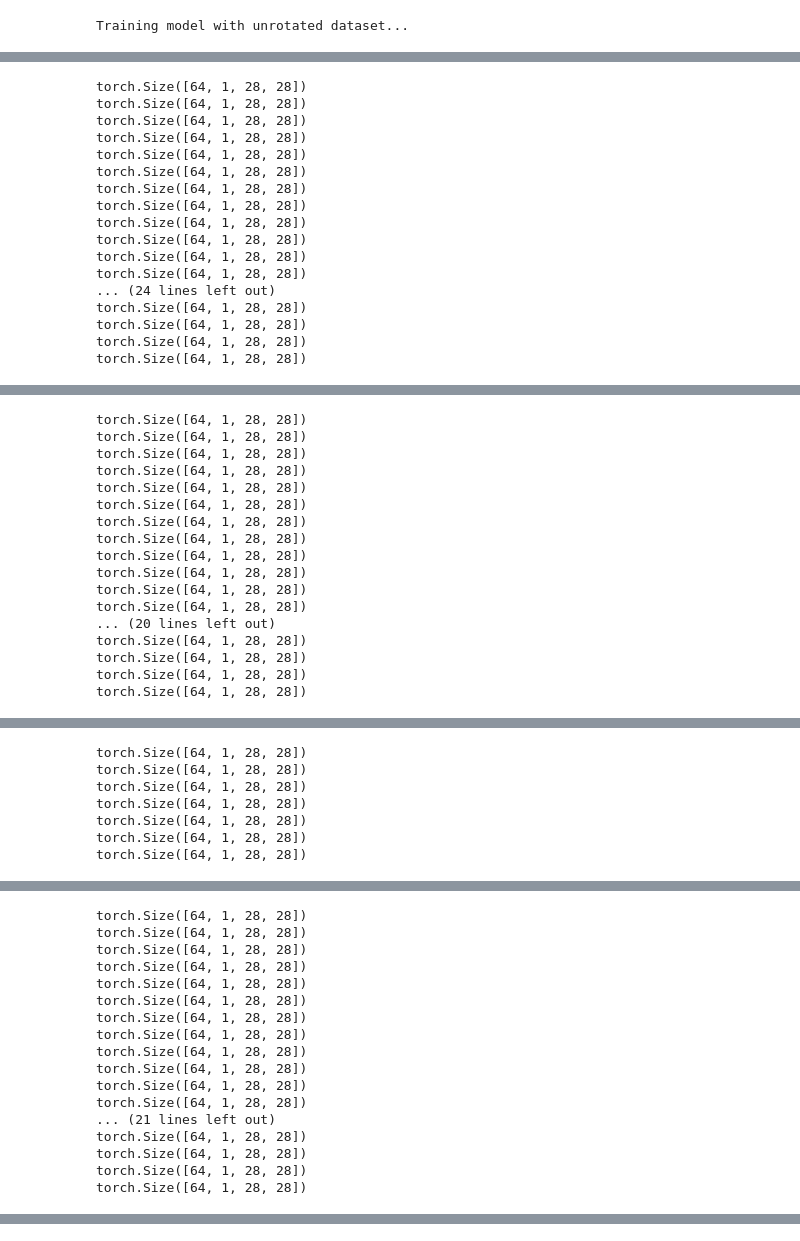
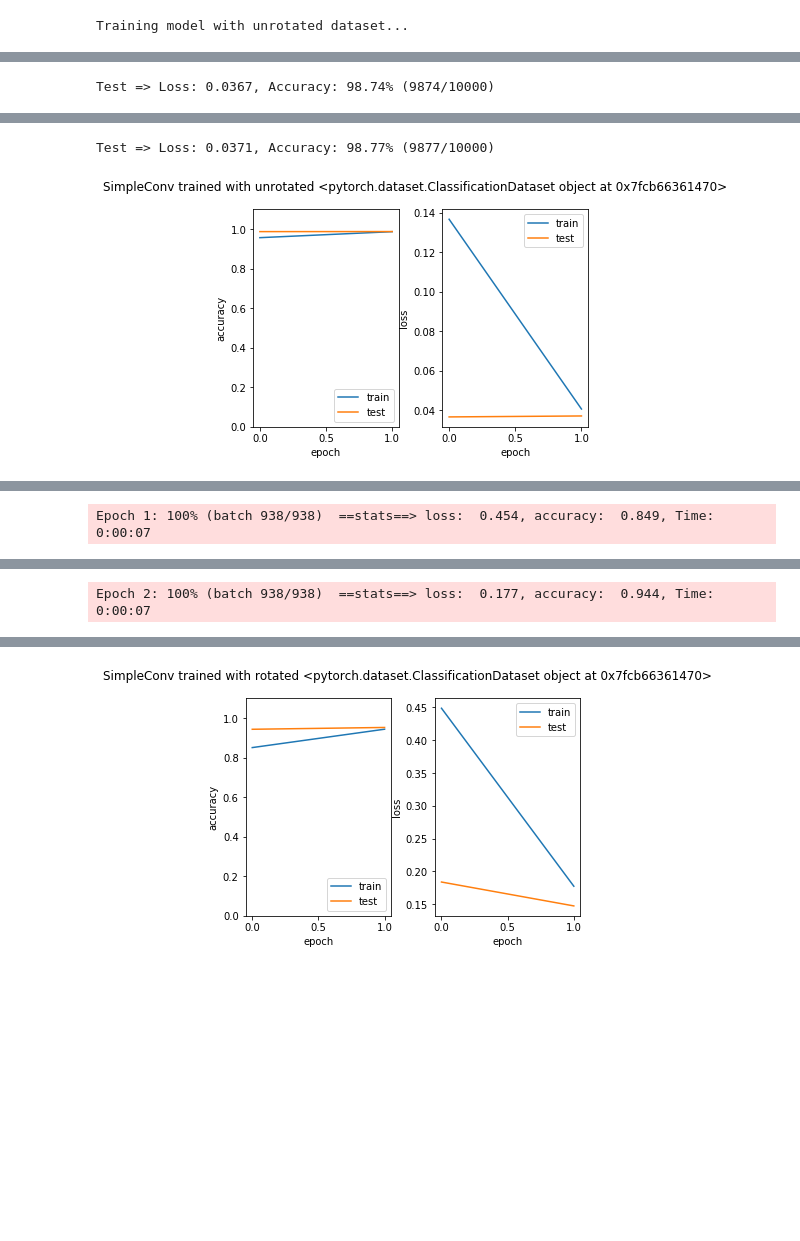
Before and after one commit to facundoq/experiments, a Jupyter notebook: rotation/Experiment - Pytorch Invariance Localization - SimpleConv .ipynb, the cells around one changed output, grey strips where cells are left out. Drawn from its saved outputs; the diff is of its cells as text; code cells hidden in the pictures; blank space fills up the shorter version.

```diff
--- a/rotation/Experiment - Pytorch Invariance Localization - SimpleConv .ipynb
+++ b/rotation/Experiment - Pytorch Invariance Localization - SimpleConv .ipynb
@@ -95,9 +96,9 @@ SimpleConv(
 # %%
 batch_size = 64
 
-epochs={'cifar10':5,'mnist':5,'fashion_mnist':12,'cluttered_mnist':10,'lsa16':15,'mnist_rot':5,'pugeault':15}
+epochs={'cifar10':5,'mnist':2,'fashion_mnist':12,'cluttered_mnist':10,'lsa16':15,'mnist_rot':5,'pugeault':15}
 from pytorch.experiment import rotation
-rotated_epochs={'cifar10':100,'mnist':15,'fashion_mnist':60,'cluttered_mnist':30,'lsa16':100,'mnist_rot':5,'pugeault':40}
+rotated_epochs={'cifar10':100,'mnist':2,'fashion_mnist':60,'cluttered_mnist':30,'lsa16':100,'mnist_rot':5,'pugeault':40}
 
 config=pytorch.experiment.rotation.TrainRotatedConfig(dataset_name=dataset,batch_size=batch_size,
                    epochs=epochs[dataset.name],rotated_epochs=rotated_epochs[dataset.name],
@@ -114,17 +115 @@ Epoch 1:   2% (batch 21/938)  ==stats==> loss:  0.299, accuracy:  0.923, ETA:
-torch.Size([64, 1, 28, 28])
-torch.Size([64, 1, 28, 28])
-torch.Size([64, 1, 28, 28])
-torch.Size([64, 1, 28, 28])
-torch.Size([64, 1, 28, 28])
-torch.Size([64, 1, 28, 28])
-torch.Size([64, 1, 28, 28])
-torch.Size([64, 1, 28, 28])
-torch.Size([64, 1, 28, 28])
-torch.Size([64, 1, 28, 28])
-torch.Size([64, 1, 28, 28])
-torch.Size([64, 1, 28, 28])
-... (24 lines left out)
-torch.Size([64, 1, 28, 28])
-torch.Size([64, 1, 28, 28])
-torch.Size([64, 1, 28, 28])
-torch.Size([64, 1, 28, 28])
+Test => Loss: 0.0367, Accuracy: 98.74% (9874/10000)
@@ -132,17 +117,2 @@ Epoch 1:   6% (batch 61/938)  ==stats==> loss:  0.214, accuracy:  0.941, ETA:
-torch.Size([64, 1, 28, 28])
-torch.Size([64, 1, 28, 28])
-torch.Size([64, 1, 28, 28])
-torch.Size([64, 1, 28, 28])
-torch.Size([64, 1, 28, 28])
-torch.Size([64, 1, 28, 28])
-torch.Size([64, 1, 28, 28])
-torch.Size([64, 1, 28, 28])
-torch.Size([64, 1, 28, 28])
-torch.Size([64, 1, 28, 28])
-torch.Size([64, 1, 28, 28])
-torch.Size([64, 1, 28, 28])
-... (20 lines left out)
-torch.Size([64, 1, 28, 28])
-torch.Size([64, 1, 28, 28])
-torch.Size([64, 1, 28, 28])
-torch.Size([64, 1, 28, 28])
+Test => Loss: 0.0371, Accuracy: 98.77% (9877/10000)
+[figure, added]
@@ -150,7 +121 @@ Epoch 1:   8% (batch 81/938)  ==stats==> loss:  0.191, accuracy:  0.945, ETA:
-torch.Size([64, 1, 28, 28])
-torch.Size([64, 1, 28, 28])
-torch.Size([64, 1, 28, 28])
-torch.Size([64, 1, 28, 28])
-torch.Size([64, 1, 28, 28])
-torch.Size([64, 1, 28, 28])
-torch.Size([64, 1, 28, 28])
+Epoch 1: 100% (batch 938/938)  ==stats==> loss:  0.454, accuracy:  0.849, Time:  0:00:07
@@ -158,17 +123 @@ Epoch 1:  10% (batch 101/938)  ==stats==> loss:   0.18, accuracy:  0.947, ETA:
-torch.Size([64, 1, 28, 28])
-torch.Size([64, 1, 28, 28])
-torch.Size([64, 1, 28, 28])
-torch.Size([64, 1, 28, 28])
-torch.Size([64, 1, 28, 28])
-torch.Size([64, 1, 28, 28])
-torch.Size([64, 1, 28, 28])
-torch.Size([64, 1, 28, 28])
-torch.Size([64, 1, 28, 28])
-torch.Size([64, 1, 28, 28])
-torch.Size([64, 1, 28, 28])
-torch.Size([64, 1, 28, 28])
-... (21 lines left out)
-torch.Size([64, 1, 28, 28])
-torch.Size([64, 1, 28, 28])
-torch.Size([64, 1, 28, 28])
-torch.Size([64, 1, 28, 28])
+Epoch 2: 100% (batch 938/938)  ==stats==> loss:  0.177, accuracy:  0.944, Time:  0:00:07
@@ -175,0 +125 @@ Epoch 1:  12% (batch 121/938)  ==stats==> loss:  0.167, accuracy:  0.951, ETA:
+[figure, added]
```
Also changed, not shown: parts of 4 cells of this notebook, 16 other files.
